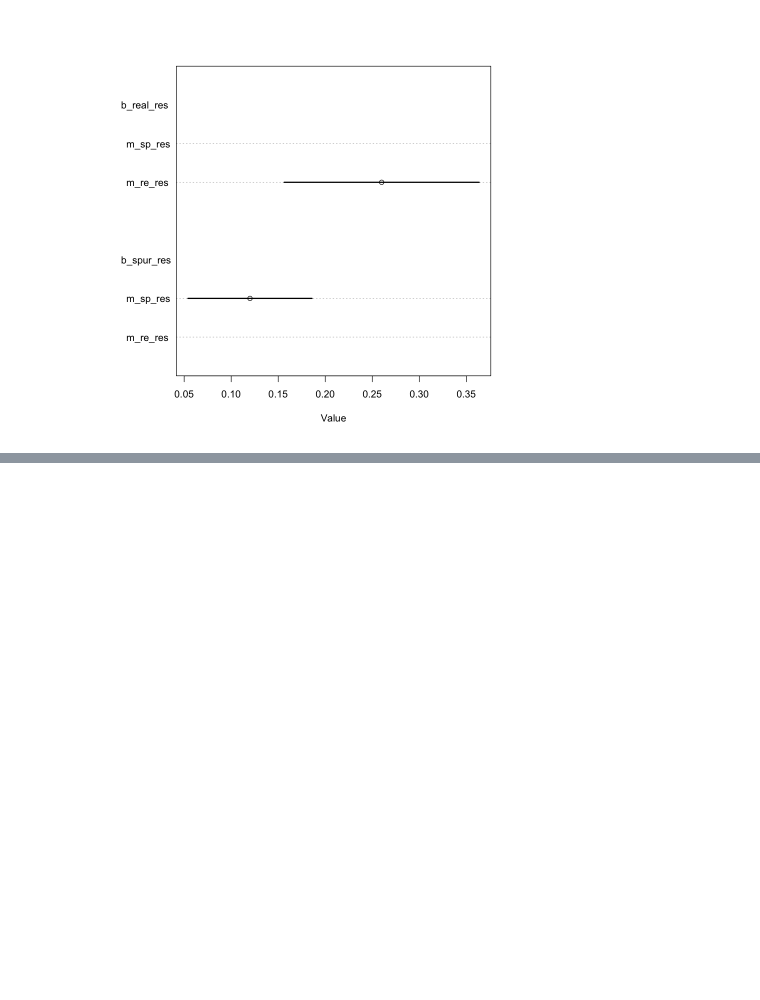
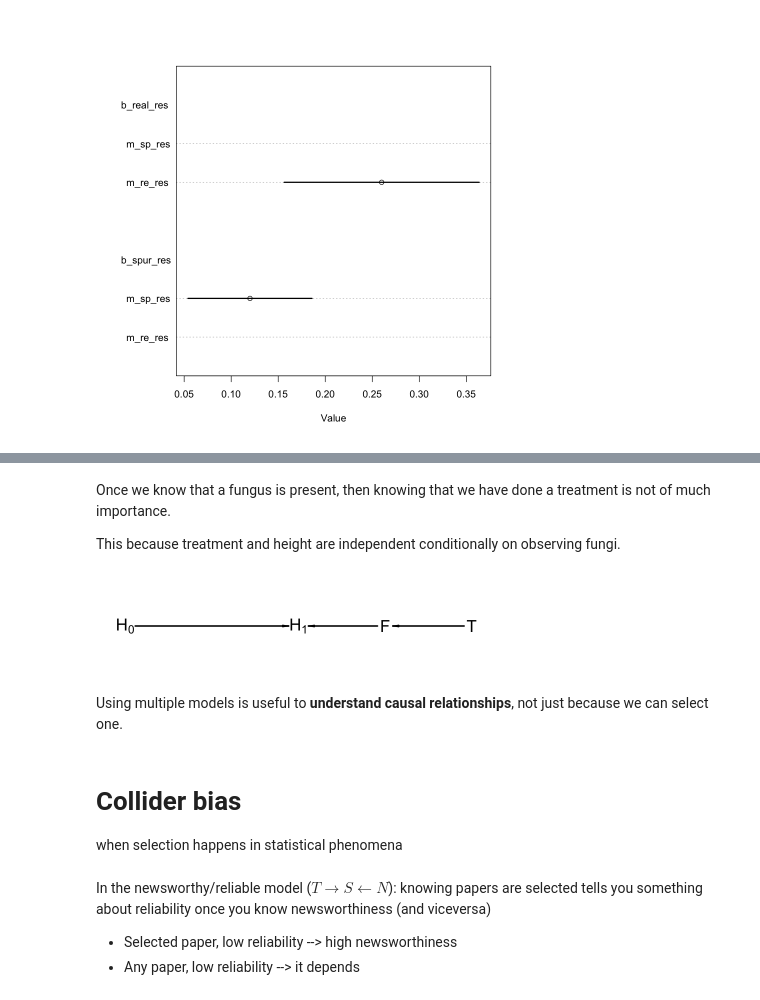
Before and after one commit to SamueleSoraggi/bayesian_statistics, a Jupyter notebook: statistical_rethinking_2/Untitled.ipynb, the cells around one changed output, grey strips where cells are left out. Saved outputs shown, nothing was run; the diff lists cells and outputs as text; code cells hidden in the pictures; blank space fills up the shorter version.

```diff
--- a/statistical_rethinking_2/Untitled.ipynb
+++ b/statistical_rethinking_2/Untitled.ipynb
@@ -264,0 +403,27 @@ plot( coeftab(m_re_res,m_sp_res), par=c("b_real_res","b_spur_res") )
+# %% [markdown]
+Once we know that a fungus is present, then knowing that we have done a treatment is not of much importance.
+
+This because treatment and height are independent conditionally on observing fungi.
+# %%
+options(repr.plot.width=4, repr.plot.height=1, repr.plot.res = 200) #resize plots
+
+library(dagitty)
+plant_dag <- dagitty( "dag {
+H_0 -> H_1 F -> H_1 T -> F
+}")
+coordinates( plant_dag ) <- list( x=c(H_0=0,T=2,F=1.5,H_1=1) , y=c(H_0=0,T=0,F=0,H_1=0) )
+# %%
+drawdag( plant_dag )
+# %% [output]
+[figure, added]
+# %% [markdown]
+Using multiple models is useful to **understand causal relationships**, not just because we can select one.
+# %% [markdown]
+# Collider bias
+
+when selection happens in statistical phenomena
+# %% [markdown]
+In the newsworthy/reliable model ($T \rightarrow S \leftarrow N$): knowing papers are selected tells you something about reliability once you know newsworthiness (and viceversa)
+
+- Selected paper, low reliability --> high newsworthiness
+- Any paper, low reliability --> it depends
```
Also changed, not shown: parts of 181 cells of this notebook, 14 other files.
